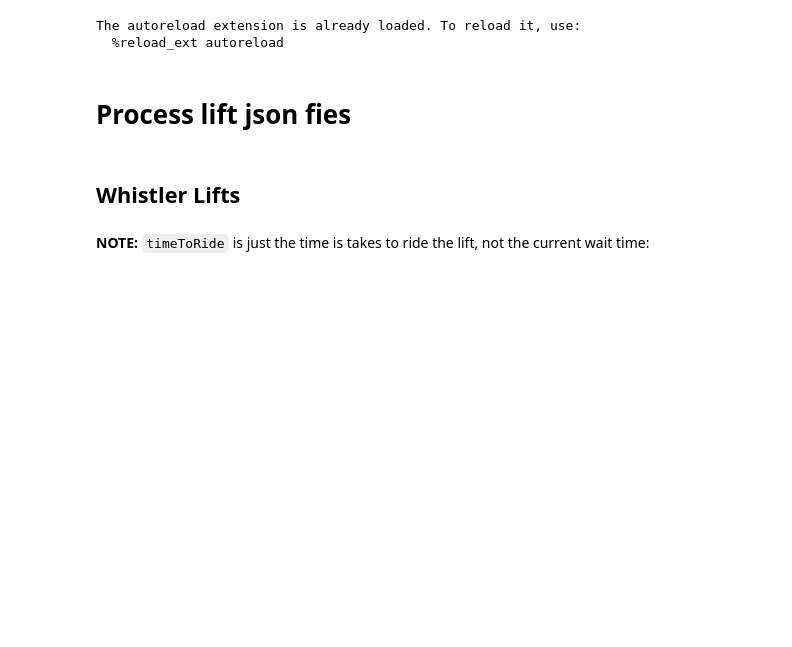
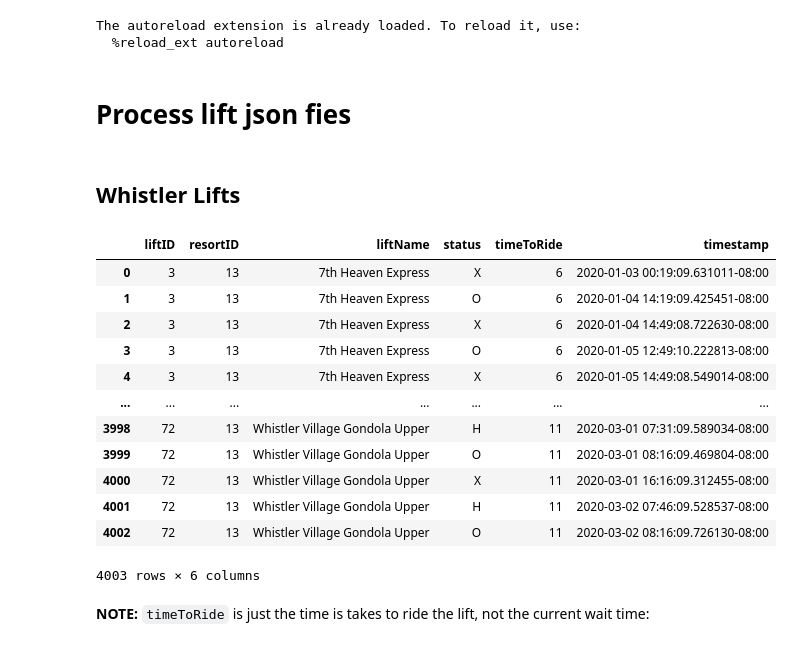
Before and after one commit to Pall-v/snowbot, a Jupyter notebook: notebooks/2.0-pv-process-json.ipynb, the cells around one changed output. Drawn from its saved outputs; the diff is of its cells as text; code cells hidden in the pictures; blank space fills up the shorter version.

```diff
--- a/notebooks/2.0-pv-process-json.ipynb
+++ b/notebooks/2.0-pv-process-json.ipynb
@@ -363,3 +35,19 @@ lifts_status_changes_df
+# %%
+whis_lifts_status_changes_df
+# %% [output]
+|  | liftID | resortID | liftName | status | timeToRide | timestamp |
+| 0 | 3 | 13 | 7th Heaven Express | X | 6 | 2020-01-03 00:19:09.631011-08:00 |
+| 1 | 3 | 13 | 7th Heaven Express | O | 6 | 2020-01-04 14:19:09.425451-08:00 |
+| 2 | 3 | 13 | 7th Heaven Express | X | 6 | 2020-01-04 14:49:08.722630-08:00 |
+| 3 | 3 | 13 | 7th Heaven Express | O | 6 | 2020-01-05 12:49:10.222813-08:00 |
+| 4 | 3 | 13 | 7th Heaven Express | X | 6 | 2020-01-05 14:49:08.549014-08:00 |
+| ... | ... | ... | ... | ... | ... | ... |
+| 3998 | 72 | 13 | Whistler Village Gondola Upper | H | 11 | 2020-03-01 07:31:09.589034-08:00 |
+| 3999 | 72 | 13 | Whistler Village Gondola Upper | O | 11 | 2020-03-01 08:16:09.469804-08:00 |
+| 4000 | 72 | 13 | Whistler Village Gondola Upper | X | 11 | 2020-03-01 16:16:09.312455-08:00 |
+| 4001 | 72 | 13 | Whistler Village Gondola Upper | H | 11 | 2020-03-02 07:46:09.528537-08:00 |
+| 4002 | 72 | 13 | Whistler Village Gondola Upper | O | 11 | 2020-03-02 08:16:09.726130-08:00 |
+4003 rows × 6 columns
 # %% [markdown]
 **NOTE:** `timeToRide` is just the time is takes to ride the lift, not the current wait time:
 # %%
```
Also changed, not shown: parts of 13 cells of this notebook, 7 other files.
